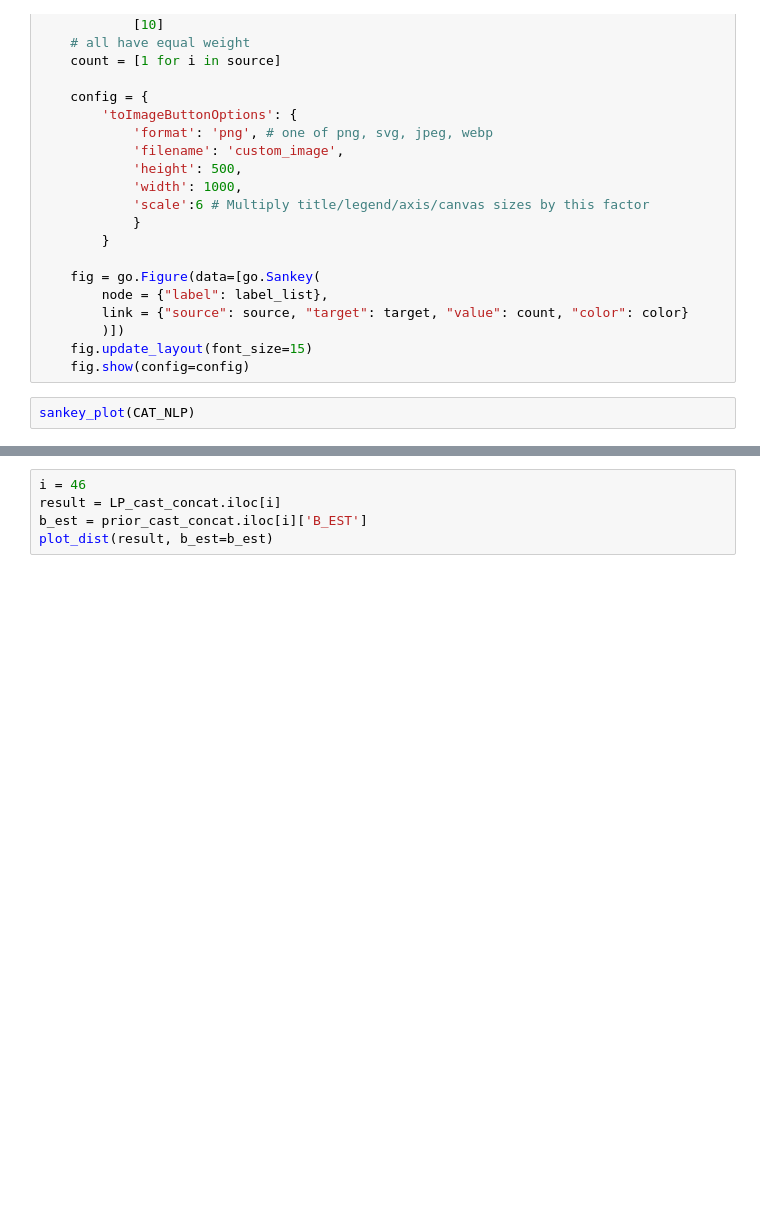
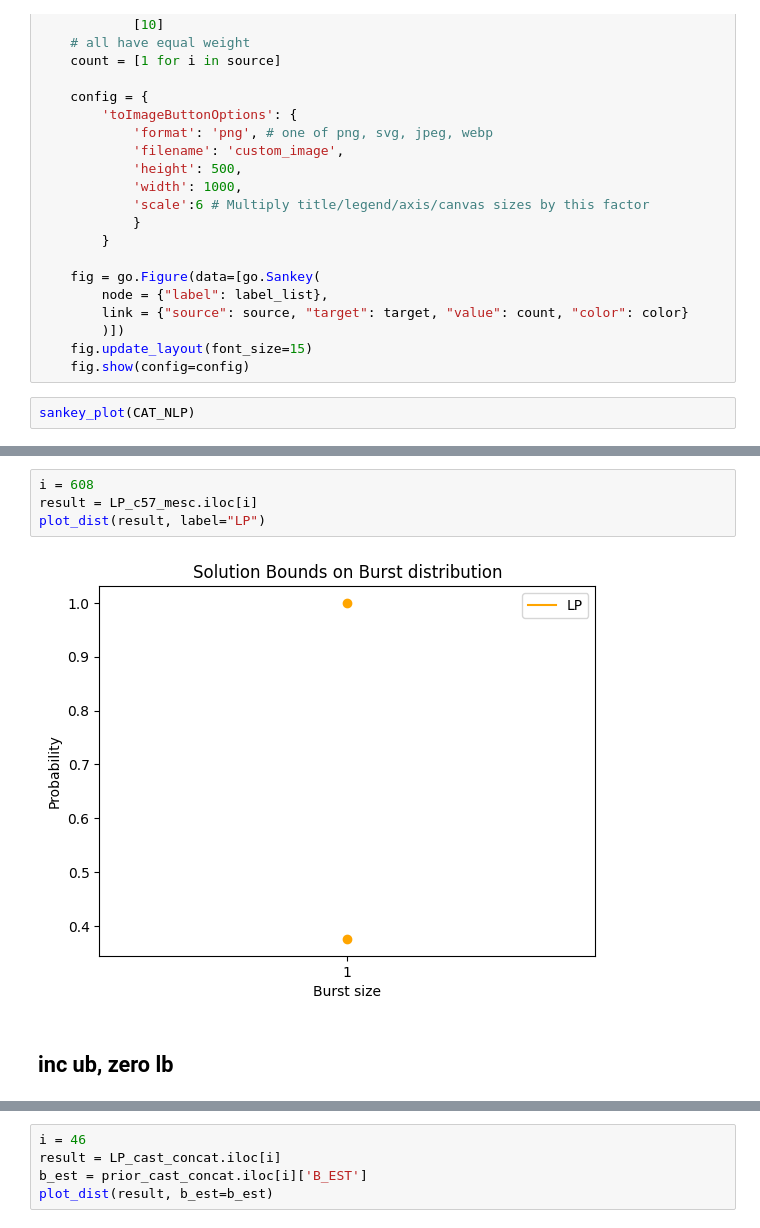
Before and after one commit to willjgh/M4R, a Jupyter notebook: results_analysis.ipynb, the cells around one changed output, grey strips where cells are left out. Drawn from its saved outputs; the diff is of its cells as text; blank space fills up the shorter version.

```diff
--- a/results_analysis.ipynb
+++ b/results_analysis.ipynb
@@ -450,0 +482,8 @@ Boolean Series key will be reindexed to match DataFrame index.
+# %%
+i = 608
+result = LP_c57_mesc.iloc[i]
+plot_dist(result, label="LP")
+# %% [output]
+[figure, added]
+# %% [markdown]
+## inc ub, zero lb
```
Also changed, not shown: parts of 32 cells of this notebook.
